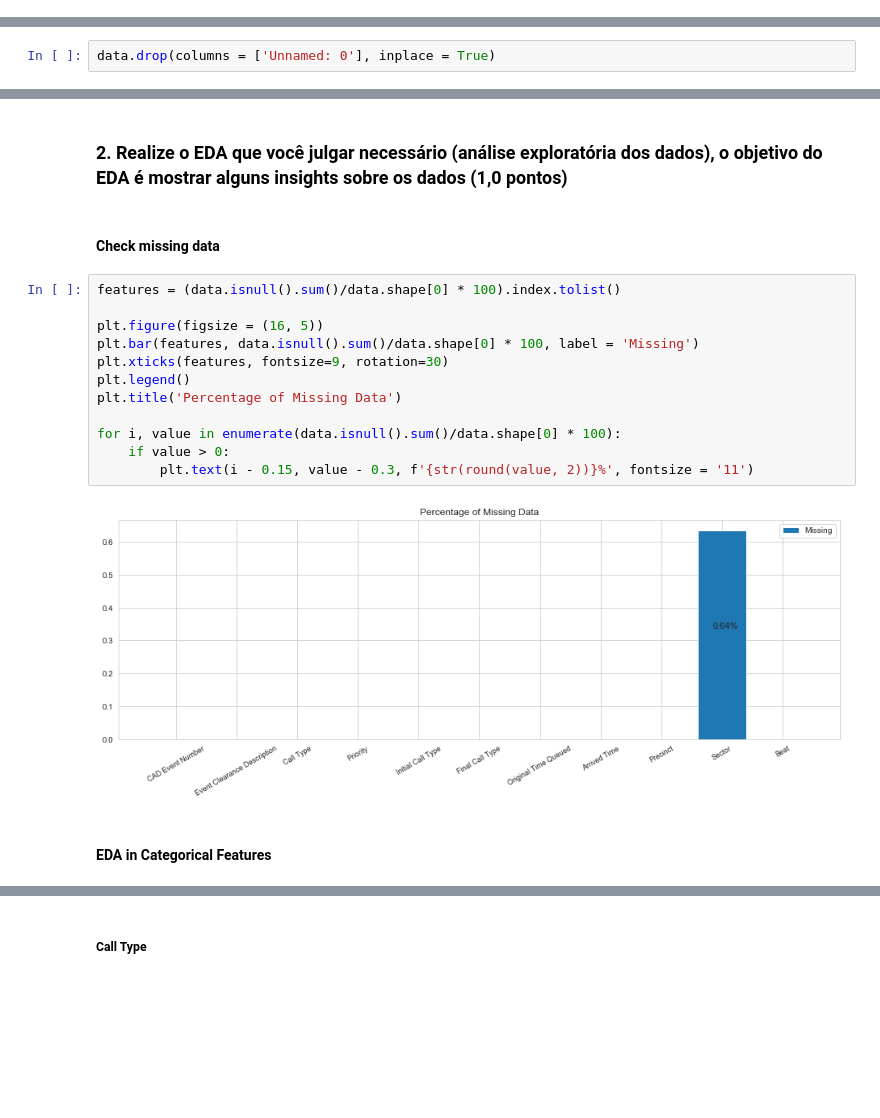
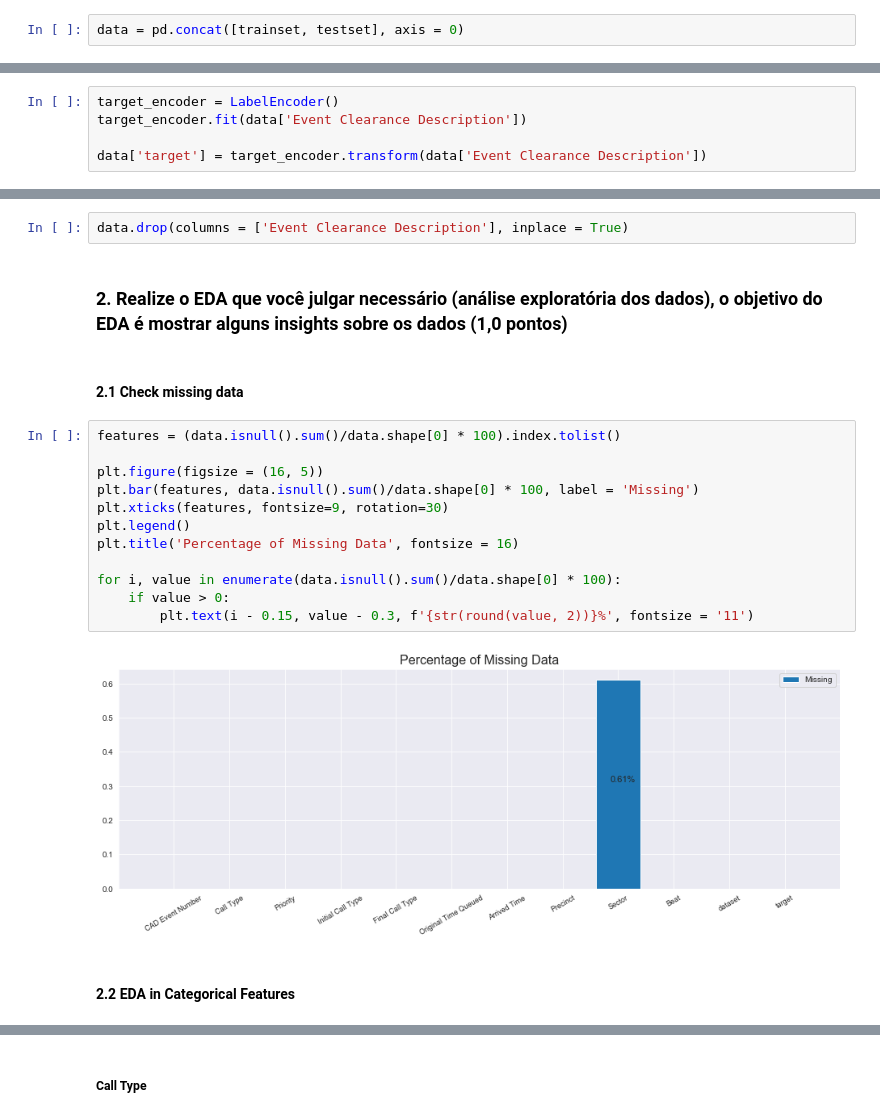
Before and after one commit to Leudyston/kdd_project, a Jupyter notebook: seattle.ipynb, the cells around one changed output, grey strips where cells are left out. Drawn from its saved outputs; the diff is of its cells as text; blank space fills up the shorter version.

```diff
--- a/seattle.ipynb
+++ b/seattle.ipynb
@@ -18,5 +36,10 @@ testset = pd.read_csv('input/test_call_data.csv')
+# %%
+data = pd.concat([trainset, testset], axis = 0)
 # %% [markdown]
 **Alvo**: Event Clearance Description
-# %%
-data.drop(columns = ['Unnamed: 0'], inplace = True)
+# %%
+target_encoder = LabelEncoder()
+target_encoder.fit(data['Event Clearance Description'])
+
+data['target'] = target_encoder.transform(data['Event Clearance Description'])
 # %%
@@ -38,20 +61,22 @@ for i, perct in enumerate(proportion['Percentage'].values):
+# %%
+data.drop(columns = ['Event Clearance Description'], inplace = True)
 # %% [markdown]
 ### 2. Realize o EDA que você julgar necessário (análise exploratória dos dados), o objetivo do EDA é mostrar alguns insights sobre os dados (1,0 pontos)
 # %% [markdown]
-#### Check missing data
+#### 2.1 Check missing data
 # %%
 features = (data.isnull().sum()/data.shape[0] * 100).index.tolist()
 
 plt.figure(figsize = (16, 5))
 plt.bar(features, data.isnull().sum()/data.shape[0] * 100, label = 'Missing')
 plt.xticks(features, fontsize=9, rotation=30)
 plt.legend()
-plt.title('Percentage of Missing Data')
+plt.title('Percentage of Missing Data', fontsize = 16)
 
 for i, value in enumerate(data.isnull().sum()/data.shape[0] * 100):
     if value > 0:
         plt.text(i - 0.15, value - 0.3, f'{str(round(value, 2))}%', fontsize = '11')
 # %% [output]
-[figure, old version]
+[figure, new version]
 # %% [markdown]
-#### EDA in Categorical Features
+#### 2.2 EDA in Categorical Features
```
Also changed, not shown: parts of 65 cells of this notebook.
